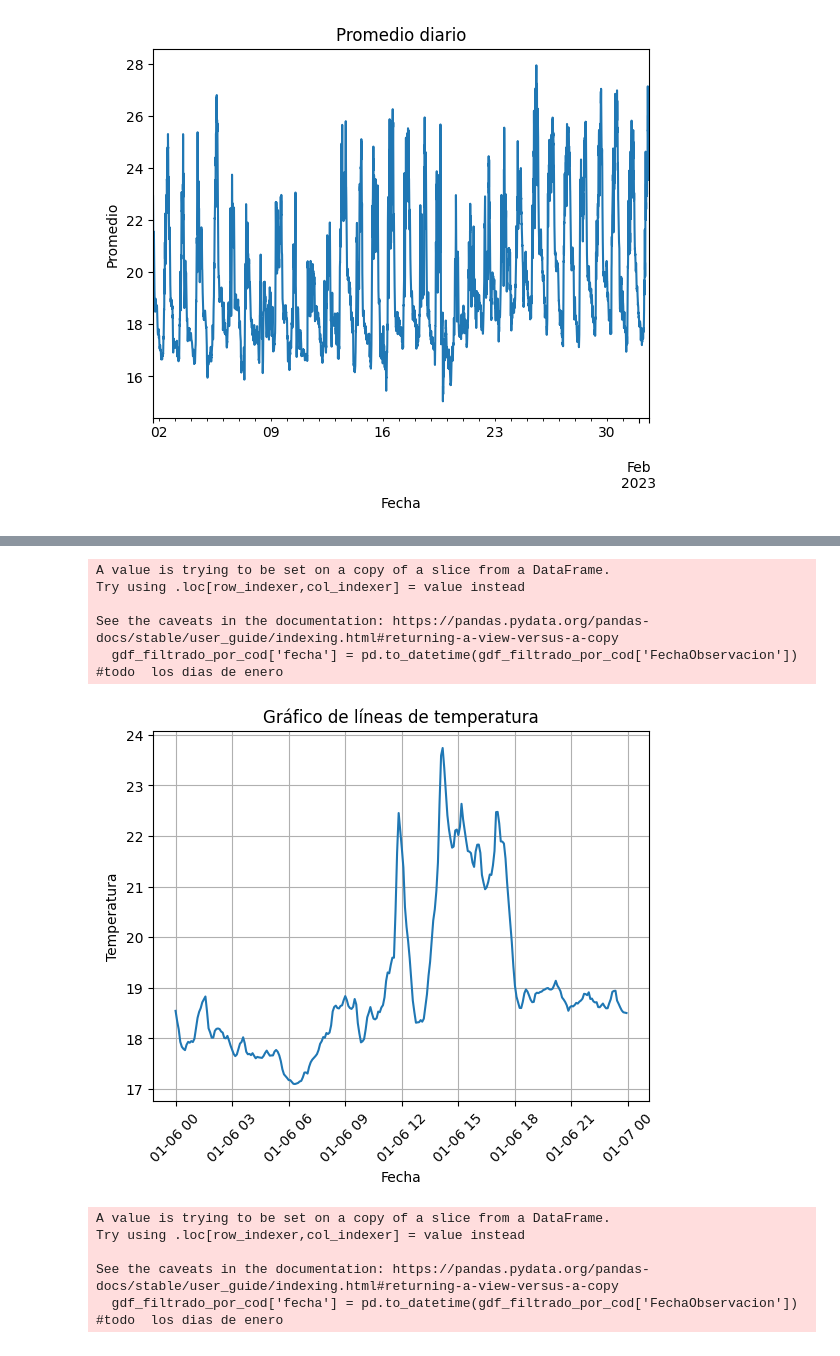
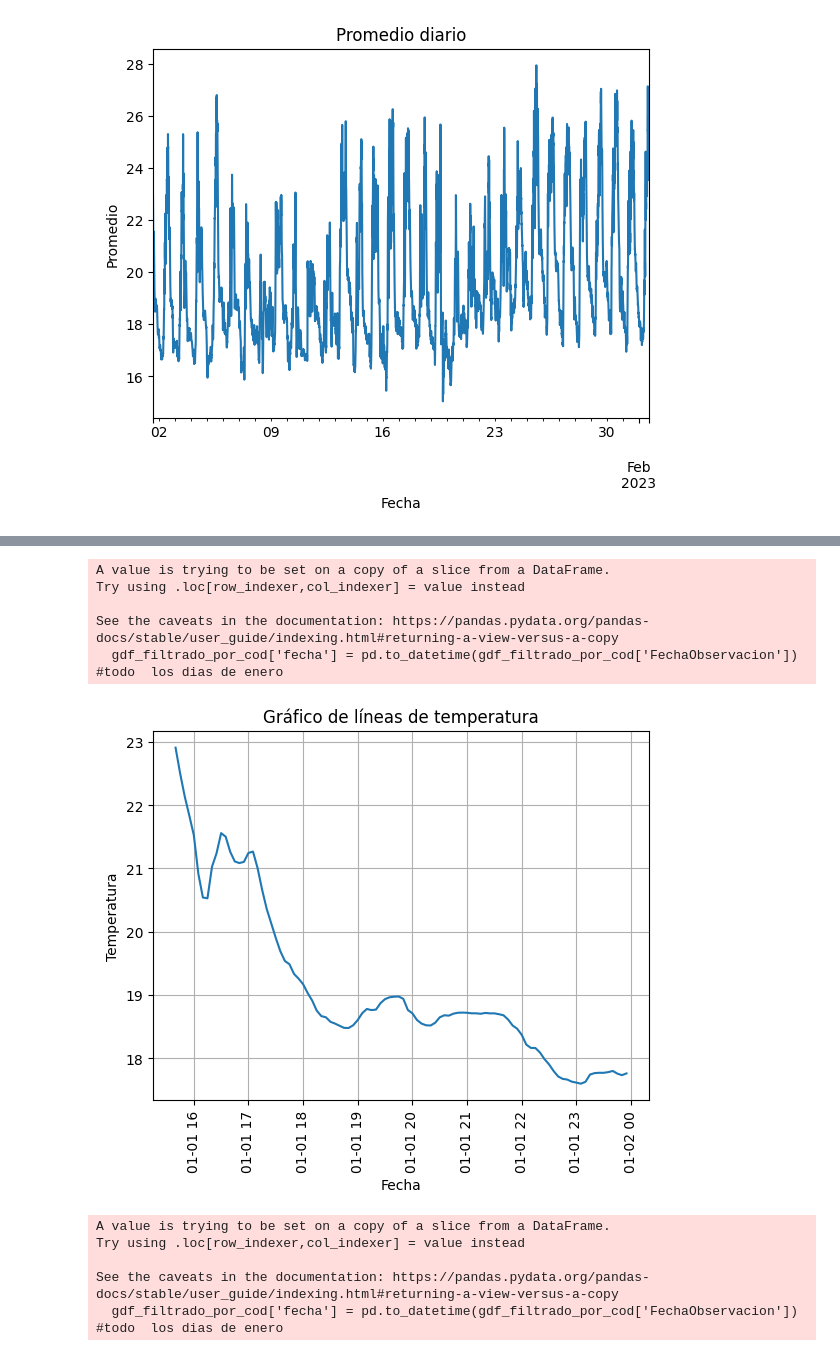
Before and after one commit to gitnicolas343/TRABAJO-FINAL, a Jupyter notebook: documento_principal_analizis_de_temperatura_regional.ipynb, the cells around one changed output, grey strips where cells are left out. Cells and saved outputs as stored; diff of their text form; code cells hidden in the pictures.

```diff
--- a/documento_principal_analizis_de_temperatura_regional.ipynb
+++ b/documento_principal_analizis_de_temperatura_regional.ipynb
@@ -143,5 +132,5 @@ municipios_departamentos_Cod_dane = gpd.GeoDataFrame(municipios_departamentos_Co
 # %%
-dato = pd.read_csv(r'D:\usuario\Desktop\GEOPANDAS\Datos_Hidrometeorol_gicos_Crudos_-_Red_de_Estaciones_IDEAM___Temperatura (1).csv') #enero de 2023 todo EL PAIS
+dato = pd.read_csv(r'Datos_Hidrometeorol_gicos_Crudos_-_Red_de_Estaciones_IDEAM___Temperatura (1).csv') #enero de 2023 todo EL PAIS
 
 
 dtos_geo = gpd.GeoDataFrame(dato)
@@ -210,37 +219,37 @@ gdf_filtrado_por_cod_1_1_2023.sort_values('fecha')
 # %%
-fecha_o = datetime(2023,1,6) #fecha
+fecha_o = datetime(2023,1,1) #fecha
 
 codigo_filtrado = 21205502  #  condigo estacion
-filtro = datos_cundinamarca['CodigoEstacion'] == codigo_filtrado
+filtro = datos_cundinamarca['CodigoEstacion'] == codigo_filtrado #esto lo saque de datos hidrometeorologicos crudos
 gdf_filtrado_por_cod= datos_cundinamarca[filtro]
 
 
 gdf_filtrado_por_cod['fecha'] = pd.to_datetime(gdf_filtrado_por_cod['FechaObservacion']) #todo  los dias de enero
 
 gdf_filtrado_por_cod_1_1_2023 = gdf_filtrado_por_cod[gdf_filtrado_por_cod['fecha'].dt.date == fecha_o.date()] #solo el primero de enero
 
 gdf_filtrado_por_cod_1_1_2023.sort_values('fecha')
 df_serie_temporal_para_dia__1_1_2023 =gdf_filtrado_por_cod_1_1_2023 #serie temporal ordenada por horas desde las 00 hasta las 23:55
 
 df_serie_temporal_para_dia__1_1_2023 =df_serie_temporal_para_dia__1_1_2023[['fecha','ValorObservado']]
 #df_serie_temporal_para_dia__1_1_2023
 
 
 
 plt.plot(df_serie_temporal_para_dia__1_1_2023['fecha'], df_serie_temporal_para_dia__1_1_2023['ValorObservado'])
 plt.xlabel('Fecha')
 plt.ylabel('Temperatura')
 plt.title('Gráfico de líneas de temperatura')
-plt.xticks(rotation=45)
+plt.xticks(rotation=90)
 plt.grid()
 plt.show()
 # %% [output]
 A value is trying to be set on a copy of a slice from a DataFrame.
 Try using .loc[row_indexer,col_indexer] = value instead
 
 See the caveats in the documentation: https://pandas.pydata.org/pandas-docs/stable/user_guide/indexing.html#returning-a-view-versus-a-copy
   gdf_filtrado_por_cod['fecha'] = pd.to_datetime(gdf_filtrado_por_cod['FechaObservacion']) #todo  los dias de enero
-[figure, old version]
+[figure, new version]
 # %%
 fecha_o = datetime(2023,1,3)
 
```
Also changed, not shown: parts of 9 cells of this notebook.
